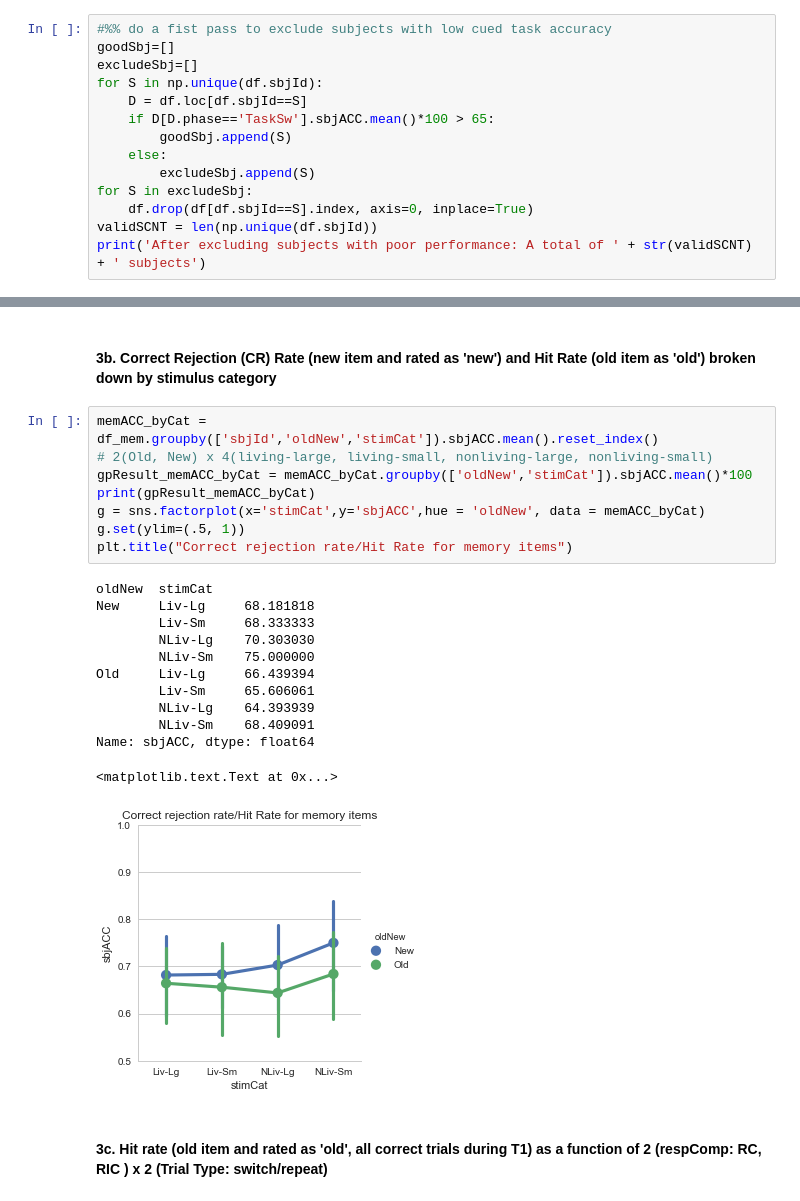
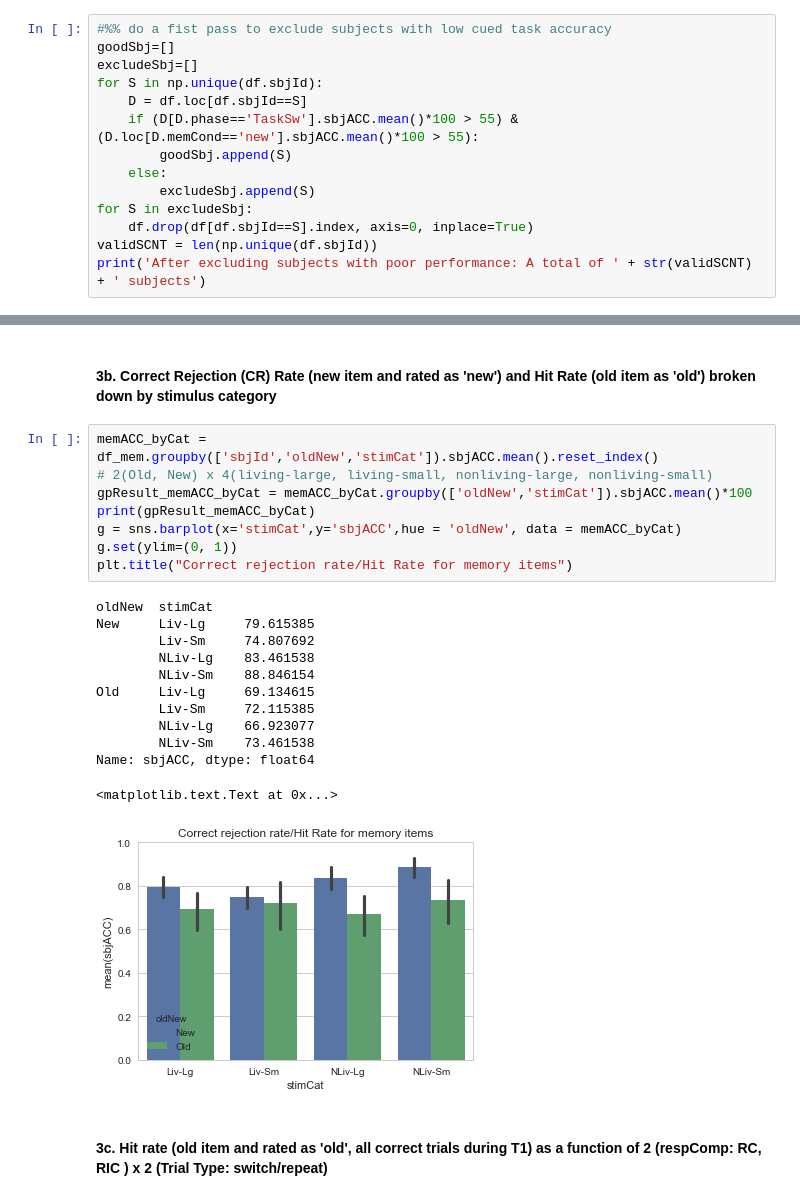
Before and after one commit to yuchinchiu/TSRC_v2_data, a Jupyter notebook: analysis_py/TSRC_v2_basicAnalysis.ipynb, the cells around one changed output, grey strips where cells are left out. Saved outputs shown, nothing was run; the diff lists cells and outputs as text.

```diff
--- a/analysis_py/TSRC_v2_basicAnalysis.ipynb
+++ b/analysis_py/TSRC_v2_basicAnalysis.ipynb
@@ -26,7 +26,7 @@ goodSbj=[]
 excludeSbj=[]
 for S in np.unique(df.sbjId):
     D = df.loc[df.sbjId==S]
-    if D[D.phase=='TaskSw'].sbjACC.mean()*100 > 65:
+    if (D[D.phase=='TaskSw'].sbjACC.mean()*100 > 55) & (D.loc[D.memCond=='new'].sbjACC.mean()*100 > 55):
         goodSbj.append(S)
     else:
         excludeSbj.append(S)
@@ -148,24 +150,24 @@ False Alarm Rate was 29.55%
 # %%
 memACC_byCat = df_mem.groupby(['sbjId','oldNew','stimCat']).sbjACC.mean().reset_index()
 # 2(Old, New) x 4(living-large, living-small, nonliving-large, nonliving-small)
 gpResult_memACC_byCat = memACC_byCat.groupby(['oldNew','stimCat']).sbjACC.mean()*100
 print(gpResult_memACC_byCat)
-g = sns.factorplot(x='stimCat',y='sbjACC',hue = 'oldNew', data = memACC_byCat)
-g.set(ylim=(.5, 1))
+g = sns.barplot(x='stimCat',y='sbjACC',hue = 'oldNew', data = memACC_byCat)
+g.set(ylim=(0, 1))
 plt.title("Correct rejection rate/Hit Rate for memory items")
 # %% [output]
 oldNew  stimCat
-New     Liv-Lg     68.181818
-        Liv-Sm     68.333333
-        NLiv-Lg    70.303030
-        NLiv-Sm    75.000000
-Old     Liv-Lg     66.439394
-        Liv-Sm     65.606061
-        NLiv-Lg    64.393939
-        NLiv-Sm    68.409091
+New     Liv-Lg     79.615385
+        Liv-Sm     74.807692
+        NLiv-Lg    83.461538
+        NLiv-Sm    88.846154
+Old     Liv-Lg     69.134615
+        Liv-Sm     72.115385
+        NLiv-Lg    66.923077
+        NLiv-Sm    73.461538
 Name: sbjACC, dtype: float64
 <matplotlib.text.Text at 0x...>
-[figure, old version]
+[figure, new version]
 # %% [markdown]
 #### 3c. Hit rate (old item and rated as 'old', all correct trials during T1) as a function of  2 (respComp: RC, RIC ) x 2 (Trial Type: switch/repeat)
 # %%
```
Also changed, not shown: parts of 18 cells of this notebook.
